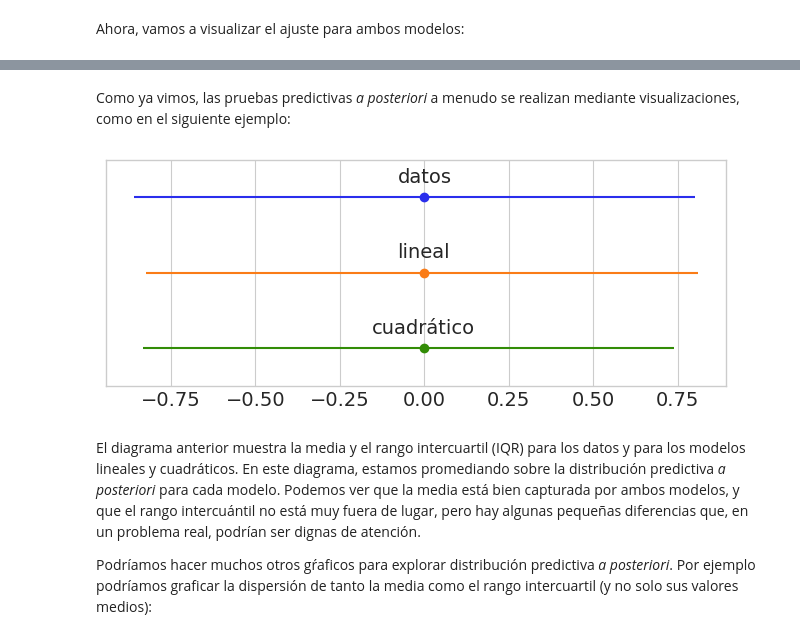
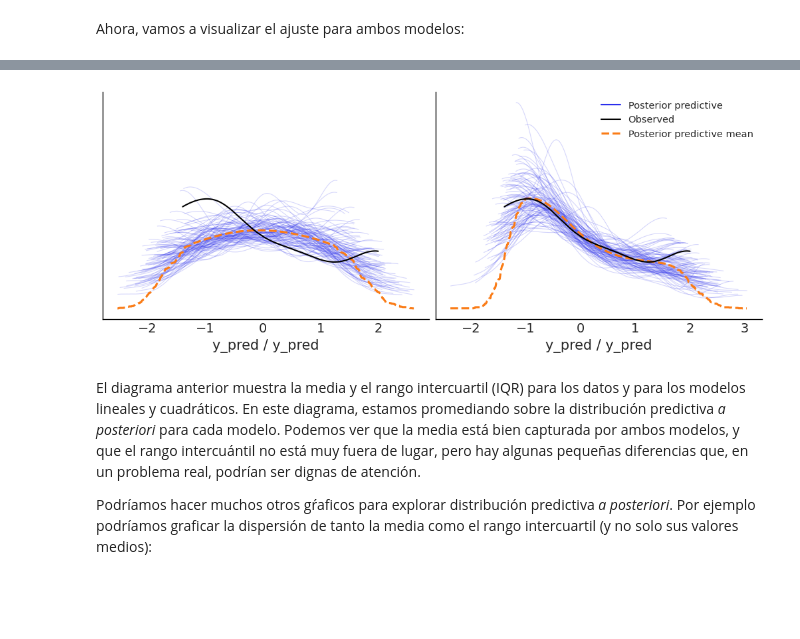
Before and after one commit to Grupo-de-modelado-probabilista/modelado_bayesiano, a Jupyter notebook: 05_Comparación_de_modelos.ipynb, the cells around one changed output, grey strips where cells are left out. Saved outputs shown, nothing was run; the diff lists cells and outputs as text; code cells hidden in the pictures; blank space fills up the shorter version.

```diff
--- a/05_Comparación_de_modelos.ipynb
+++ b/05_Comparación_de_modelos.ipynb
@@ -114,19 +110,9 @@ y_p = pm.sample_posterior_predictive(trace_p, 2000, model=model_p)['y_pred']
-# %% [markdown]
-Como ya vimos, las pruebas predictivas _a posteriori_ a menudo se realizan mediante visualizaciones, como
-en el siguiente ejemplo:
-# %%
-plt.figure(figsize=(8, 3))
-data = [y_1s, y_l, y_p]
-labels = ['datos', 'lineal', 'cuadrático']
-for i, d in enumerate(data):
-    mean = d.mean()
-    err = np.percentile(d, [25, 75])
-    plt.errorbar(mean, -i, xerr=[[-err[0]], [err[1]]], fmt='o')
-    plt.text(mean, -i+0.2, labels[i], ha='center', fontsize=14)
-plt.ylim([-i-0.5, 0.5])
-plt.yticks([]);
-# %% [output]
-[figure, removed]
+# %%
+_, axes = plt.subplots(1, 2, figsize=(10, 4), sharey=True)
+az.plot_ppc(idata_l, num_pp_samples=100, ax=axes[0], legend=False)
+az.plot_ppc(idata_p, num_pp_samples=100, ax=axes[1]);
+# %% [output]
+[figure, added]
 # %% [markdown]
 El diagrama anterior muestra la media y el rango intercuartil (IQR) para los datos y
 para los modelos lineales y cuadráticos. En este diagrama, estamos promediando sobre la distribución predictiva _a posteriori_ para cada modelo. Podemos ver que la media está bien capturada por ambos modelos, y que el rango intercuántil no está muy fuera de lugar, pero hay algunas pequeñas diferencias que, en un problema real, podrían ser dignas de atención.
```
Also changed, not shown: parts of 11 cells of this notebook.
